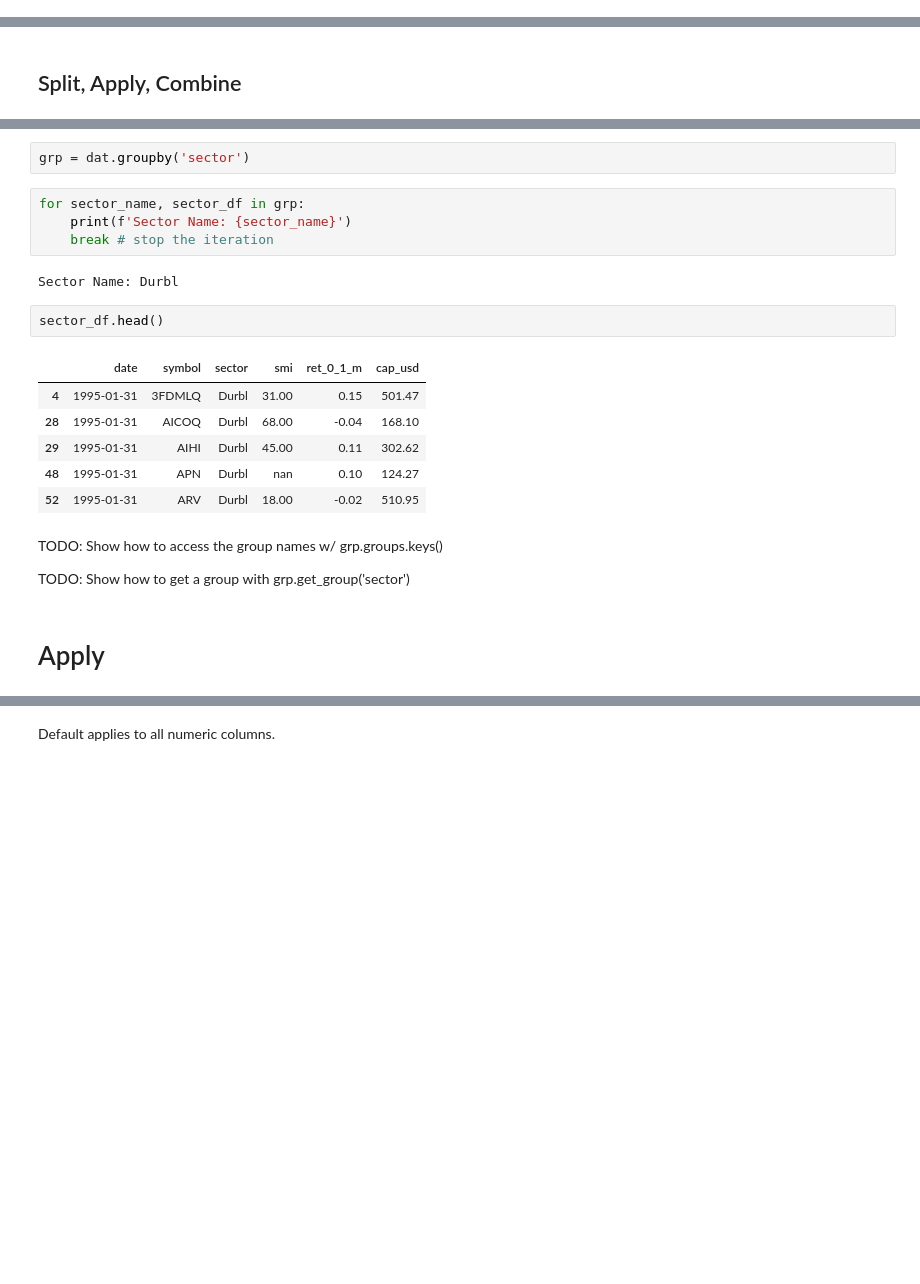
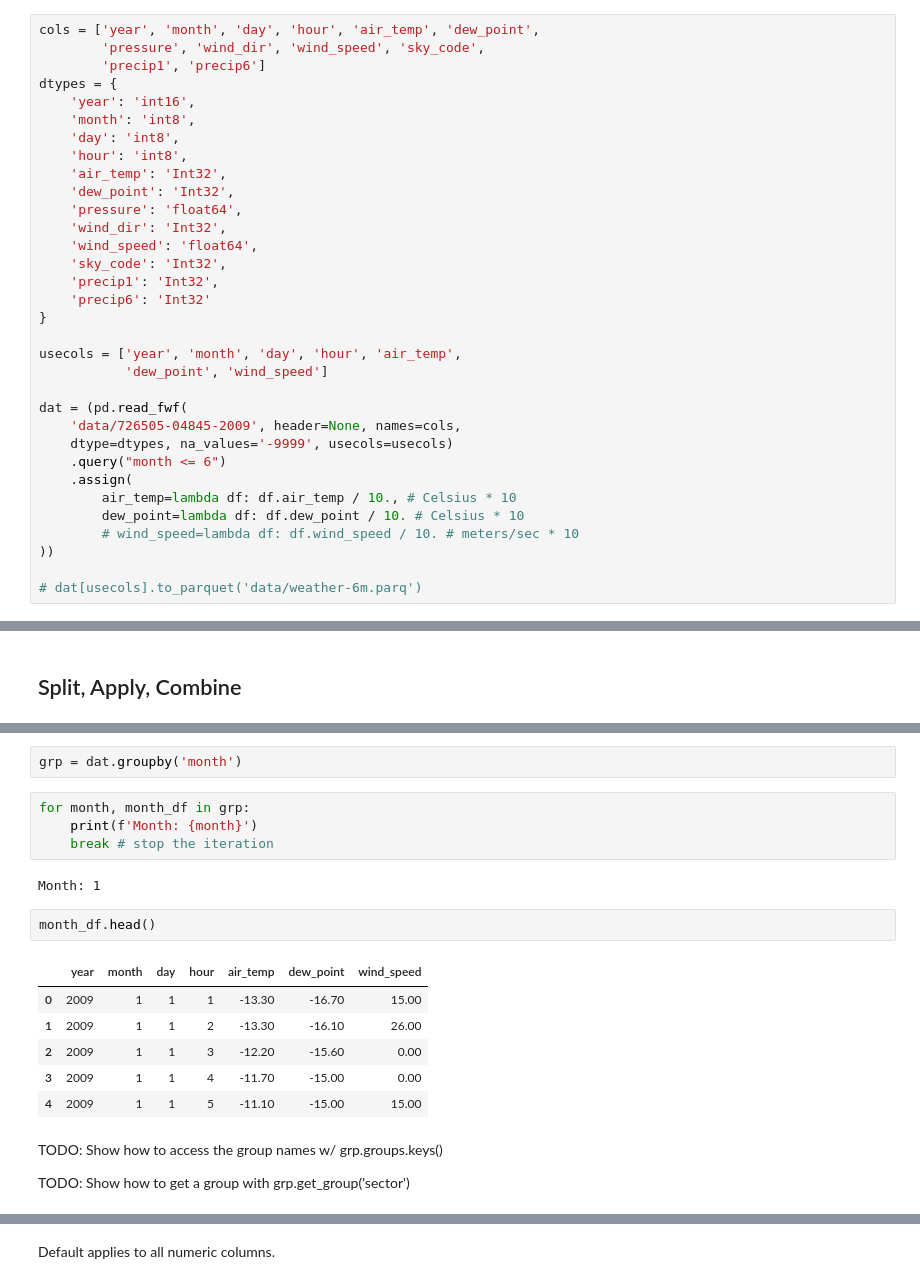
Before and after one commit to dgerlanc/programming-with-data, a Jupyter notebook: 03-group-apply-slides.ipynb, the cells around one changed output, grey strips where cells are left out. Cells and saved outputs as stored; diff of their text form; blank space fills up the shorter version.

```diff
--- a/03-group-apply-slides.ipynb
+++ b/03-group-apply-slides.ipynb
@@ -24,0 +20,33 @@ dat['cap_usd'] = dat['cap_usd'] / 1e6
+# %%
+cols = ['year', 'month', 'day', 'hour', 'air_temp', 'dew_point',
+        'pressure', 'wind_dir', 'wind_speed', 'sky_code',
+        'precip1', 'precip6']
+dtypes = {
+    'year': 'int16',
+    'month': 'int8',
+    'day': 'int8',
+    'hour': 'int8',
+    'air_temp': 'Int32',
+    'dew_point': 'Int32',
+    'pressure': 'float64',
+    'wind_dir': 'Int32',
+    'wind_speed': 'float64',
+    'sky_code': 'Int32',
+    'precip1': 'Int32',
+    'precip6': 'Int32'
+}
+
+usecols = ['year', 'month', 'day', 'hour', 'air_temp',
+           'dew_point', 'wind_speed']
+
+dat = (pd.read_fwf(
+    'data/726505-04845-2009', header=None, names=cols,
+    dtype=dtypes, na_values='-9999', usecols=usecols)
+    .query("month <= 6")
+    .assign(
+        air_temp=lambda df: df.air_temp / 10., # Celsius * 10
+        dew_point=lambda df: df.dew_point / 10. # Celsius * 10
+        # wind_speed=lambda df: df.wind_speed / 10. # meters/sec * 10
+))
+
+# dat[usecols].to_parquet('data/weather-6m.parq')
@@ -41,23 +106,21 @@ Conceptually, allows iteration over the split `DataFrame`
 # %%
-grp = dat.groupby('sector')
+grp = dat.groupby('month')
 # %%
-for sector_name, sector_df in grp:
-    print(f'Sector Name: {sector_name}')
+for month, month_df in grp:
+    print(f'Month: {month}')
     break # stop the iteration
 # %% [output]
-Sector Name: Durbl
+Month: 1
 # %%
-sector_df.head()
+month_df.head()
 # %% [output]
-|  | date | symbol | sector | smi | ret_0_1_m | cap_usd |
-| 4 | 1995-01-31 | 3FDMLQ | Durbl | 31.00 | 0.15 | 501.47 |
-| 28 | 1995-01-31 | AICOQ | Durbl | 68.00 | -0.04 | 168.10 |
-| 29 | 1995-01-31 | AIHI | Durbl | 45.00 | 0.11 | 302.62 |
-| 48 | 1995-01-31 | APN | Durbl | nan | 0.10 | 124.27 |
-| 52 | 1995-01-31 | ARV | Durbl | 18.00 | -0.02 | 510.95 |
+|  | year | month | day | hour | air_temp | dew_point | wind_speed |
+| 0 | 2009 | 1 | 1 | 1 | -13.30 | -16.70 | 15.00 |
+| 1 | 2009 | 1 | 1 | 2 | -13.30 | -16.10 | 26.00 |
+| 2 | 2009 | 1 | 1 | 3 | -12.20 | -15.60 | 0.00 |
+| 3 | 2009 | 1 | 1 | 4 | -11.70 | -15.00 | 0.00 |
+| 4 | 2009 | 1 | 1 | 5 | -11.10 | -15.00 | 15.00 |
 # %% [markdown]
 TODO: Show how to access the group names w/ grp.groups.keys()
 
 TODO: Show how to get a group with grp.get_group('sector')
-# %% [markdown]
-# Apply
```
Also changed, not shown: parts of 40 cells of this notebook, 20 other files.
